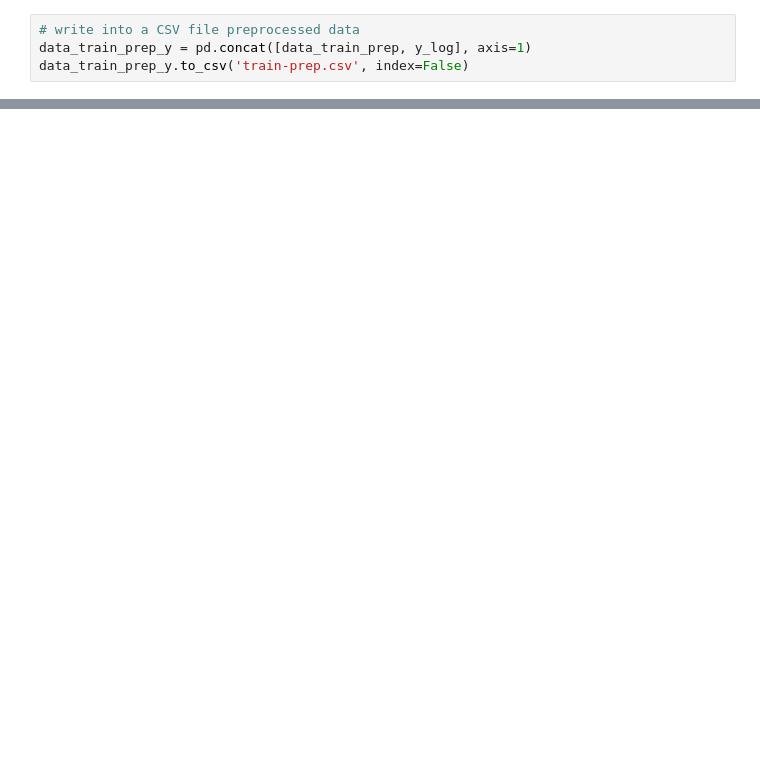
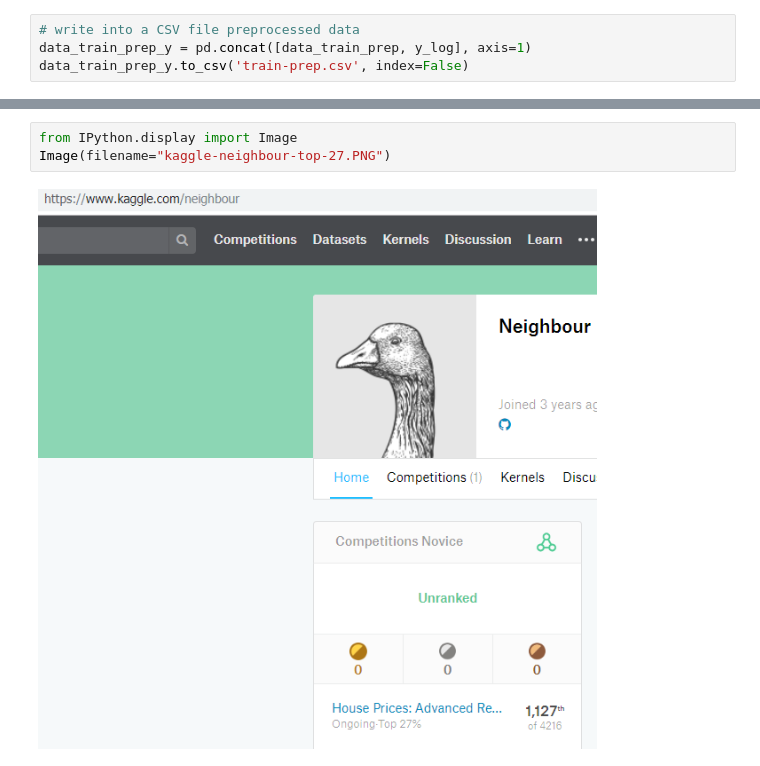
Before and after one commit to anton-mironenko/machine-learning, a Jupyter notebook: projects/capstone/model/capstone.ipynb, the cells around one changed output, grey strips where cells are left out. Cells and saved outputs as stored; diff of their text form; blank space fills up the shorter version.

```diff
--- a/projects/capstone/model/capstone.ipynb
+++ b/projects/capstone/model/capstone.ipynb
@@ -623,0 +928,5 @@ R2 score=0.92463
+# %%
+from IPython.display import Image
+Image(filename="kaggle-neighbour-top-27.PNG")
+# %% [output]
+[figure, added]
```
Also changed, not shown: parts of 33 cells of this notebook, 2 other files.
